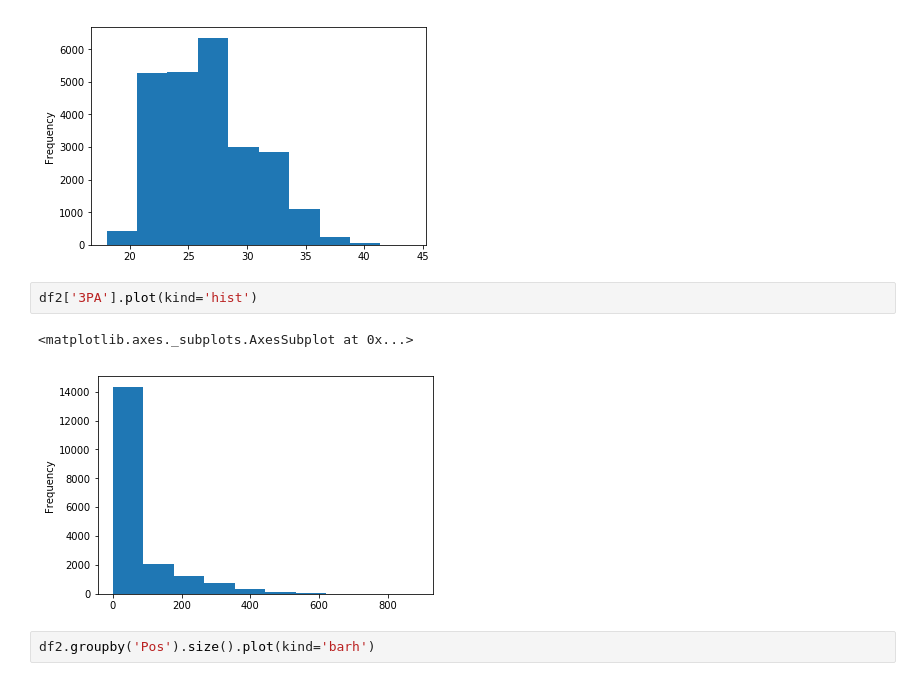
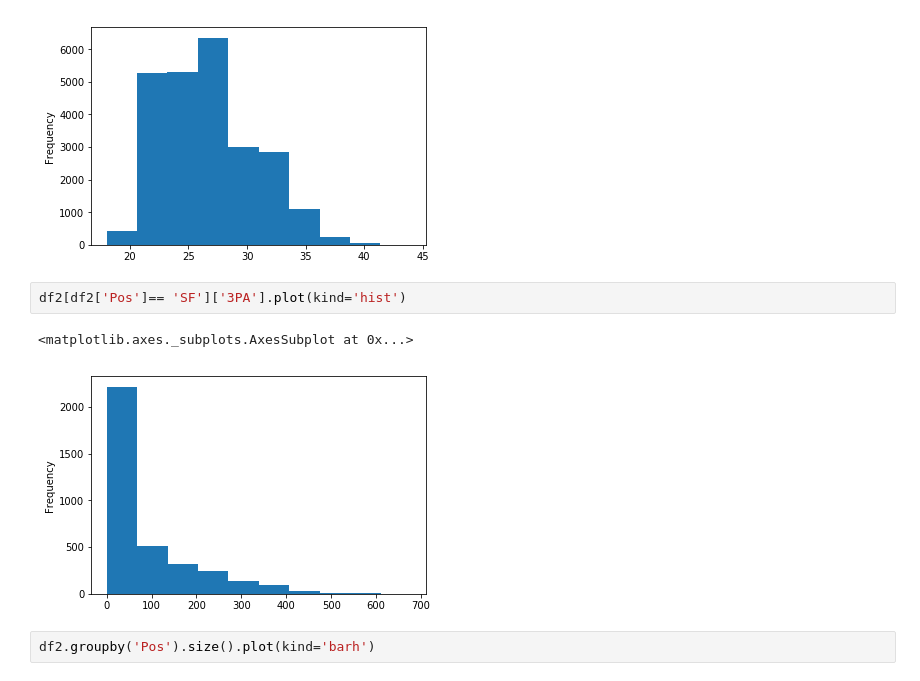
Before and after one commit to BLouie2/Knicks_Tape, a Jupyter notebook: Untitled.ipynb, the cells around one changed output. Drawn from its saved outputs; the diff is of its cells as text.

```diff
--- a/Untitled.ipynb
+++ b/Untitled.ipynb
@@ -101,10 +92,10 @@ df2['Age'].plot(kind='hist')
 <matplotlib.axes._subplots.AxesSubplot at 0x...>
 [figure]
 # %%
-df2['3PA'].plot(kind='hist')
+df2[df2['Pos']== 'SF']['3PA'].plot(kind='hist')
 # %% [output]
 <matplotlib.axes._subplots.AxesSubplot at 0x...>
-[figure, old version]
+[figure, new version]
 # %%
 df2.groupby('Pos').size().plot(kind='barh')
 # %% [output]
```
Also changed, not shown: parts of 12 cells of this notebook.
